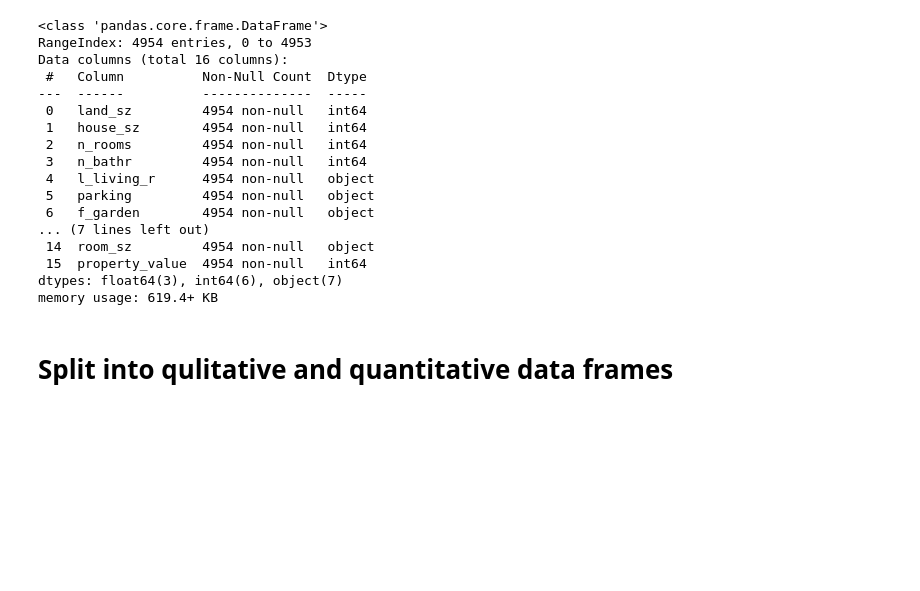
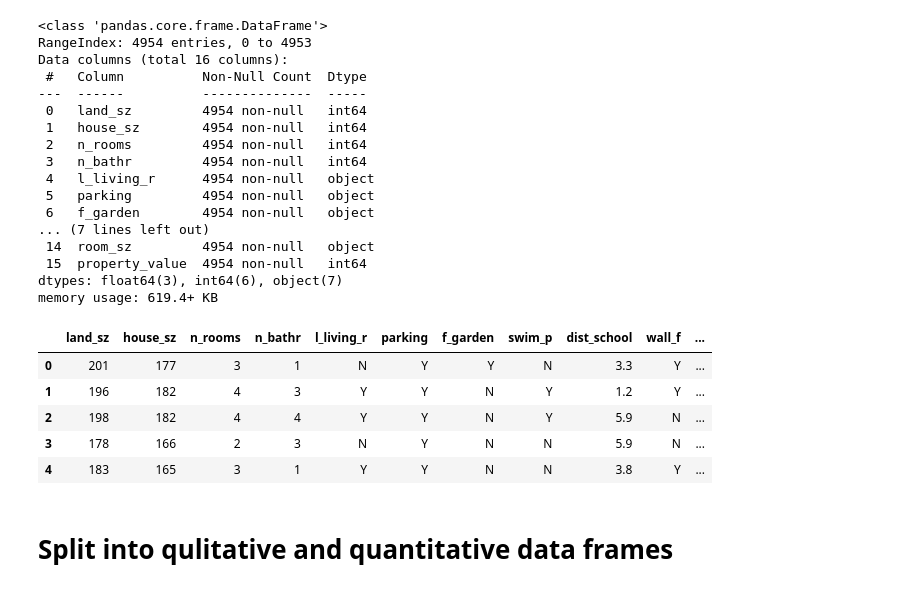
Before and after one commit to juliana-lacerda/unsupervised-ml-mca-kmeans-house-price, a Jupyter notebook: MCA_KMeans.ipynb, the cells around one changed output. Saved outputs shown, nothing was run; the diff lists cells and outputs as text; code cells hidden in the pictures; blank space fills up the shorter version.

```diff
--- a/MCA_KMeans.ipynb
+++ b/MCA_KMeans.ipynb
@@ -335,6 +407,15 @@ Data columns (total 16 columns):
  15  property_value  4954 non-null   int64
 dtypes: float64(3), int64(6), object(7)
 memory usage: 619.4+ KB
+# %%
+df.head()
+# %% [output]
+|  | land_sz | house_sz | n_rooms | n_bathr | l_living_r | parking | f_garden | swim_p | dist_school | wall_f | ... |
+| 0 | 201 | 177 | 3 | 1 | N | Y | Y | N | 3.3 | Y | ... |
+| 1 | 196 | 182 | 4 | 3 | Y | Y | N | Y | 1.2 | Y | ... |
+| 2 | 198 | 182 | 4 | 4 | Y | Y | N | Y | 5.9 | N | ... |
+| 3 | 178 | 166 | 2 | 3 | N | Y | N | N | 5.9 | N | ... |
+| 4 | 183 | 165 | 3 | 1 | Y | Y | N | N | 3.8 | Y | ... |
 # %% [markdown]
 # Split into qulitative and quantitative data frames
 # %%
```
Also changed, not shown: parts of 11 cells of this notebook, 1 other file.
